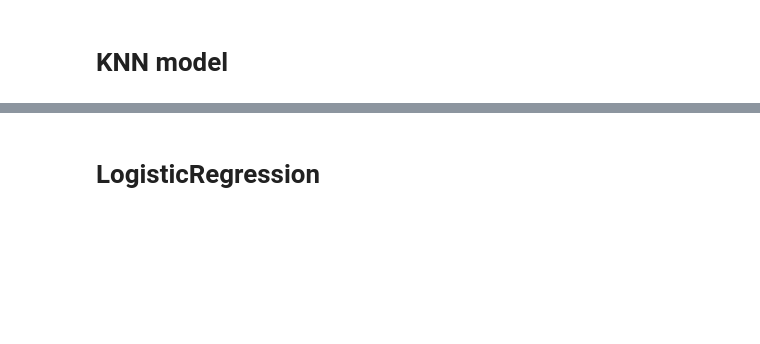
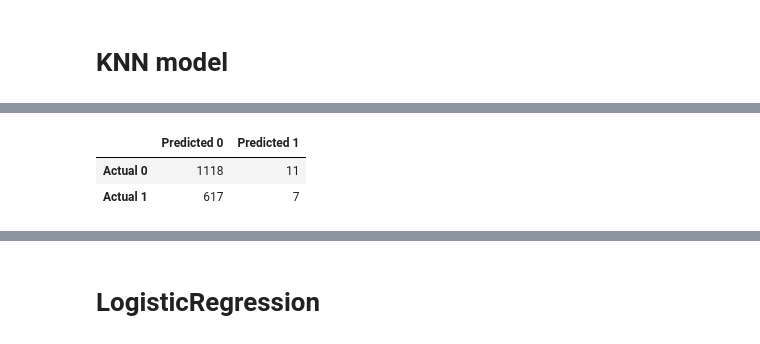
Before and after one commit to Arnawutu/Project4Group7, a Jupyter notebook: Training_data.ipynb, the cells around one changed output, grey strips where cells are left out. Cells and saved outputs as stored; diff of their text form; code cells hidden in the pictures; blank space fills up the shorter version.

```diff
--- a/Training_data.ipynb
+++ b/Training_data.ipynb
@@ -235,0 +102,6 @@ weighted avg       0.51      0.63      0.51      1753
+# %%
+# Convert columns to the desired data types
+encoded_df['Sex'] = encoded_df['Sex'].astype(int)
+
+# Print the data types of all columns
+encoded_df['Sex'].info()
@@ -343,0 +733,74 @@ weighted avg       0.54      0.63      0.52      1753
+# %%
+from sklearn.model_selection import train_test_split
+from sklearn.preprocessing import StandardScaler
+from sklearn.metrics import confusion_matrix, accuracy_score, classification_report
+from sklearn.neighbors import KNeighborsClassifier
+import pandas as pd
+
+# Dropping specified columns to create feature matrix X and target vector y
+X = encoded_df.drop(['Exercise Hours Per Week',
+                     'Stress Level',
+                     'Sedentary Hours Per Day',
+                     'Income',
+                     'Physical Activity Days Per Week',
+                     'Sleep Hours Per Day',
+                     'Heart Attack Risk',
+                     'Diet_Average',
+                     'Diet_Healthy',
+                     'Diet_Unhealthy',
+                     'Country',
+                     'Capital',
+                     'lat',
+                     'long',
+                     'Continent',
+                     'Patient ID',
+                     'Hemisphere'], axis=1)
+
+y = encoded_df['Heart Attack Risk']
+
+# Printing the columns in X
+print("Columns in X:")
+print(X.columns)
+
+# Splitting the data into training and testing sets
+X_train, X_test, y_train, y_test = train_test_split(X, y, test_size=0.2, random_state=42)
+
+# Creating StandardScaler instance
+scaler = StandardScaler()
+
+# Fitting Standard Scaler
+X_scaler = scaler.fit(X_train)
+
+# Scaling data
+X_train_scaled = X_scaler.transform(X_train)
+X_test_scaled = X_scaler.transform(X_test)
+
+# Instantiating the model with k = 50 neighbors
+knn_model = KNeighborsClassifier(n_neighbors=50)
+
+# Training the model
+knn_model.fit(X_train_scaled, y_train)
+
+# Making predictions
+knn_y_pred = knn_model.predict(X_test_scaled)
+
+# Printing training and testing data scores
+print(f"Training Data Score: {knn_model.score(X_train_scaled, y_train)}")
+print(f"Testing Data Score: {knn_model.score(X_test_scaled, y_test)}")
+
+# Calculating the confusion matrix
+cm = confusion_matrix(y_test, knn_y_pred)
+cm_df = pd.DataFrame(
+    cm, index=["Actual 0", "Actual 1"], columns=["Predicted 0", "Predicted 1"]
+)
+
+# Calculating the accuracy score
+acc_score = accuracy_score(y_test, knn_y_pred)
+
+# Displaying results
+print("\nConfusion Matrix:")
+display(cm_df)
+print(f"Accuracy Score: {acc_score}")
+print("\nClassification Report:")
+print(classification_report(y_test, knn_y_pred))
+# %% [output]
@@ -343,0 +817,3 @@ weighted avg       0.54      0.63      0.52      1753
+|  | Predicted 0 | Predicted 1 |
+| Actual 0 | 1118 | 11 |
+| Actual 1 | 617 | 7 |
```
Also changed, not shown: parts of 99 cells of this notebook.
